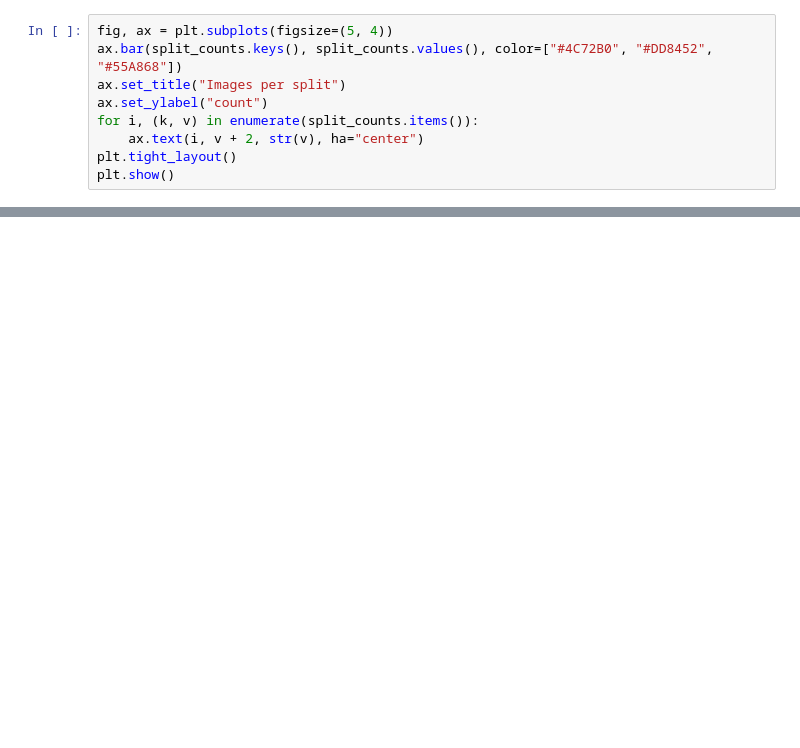
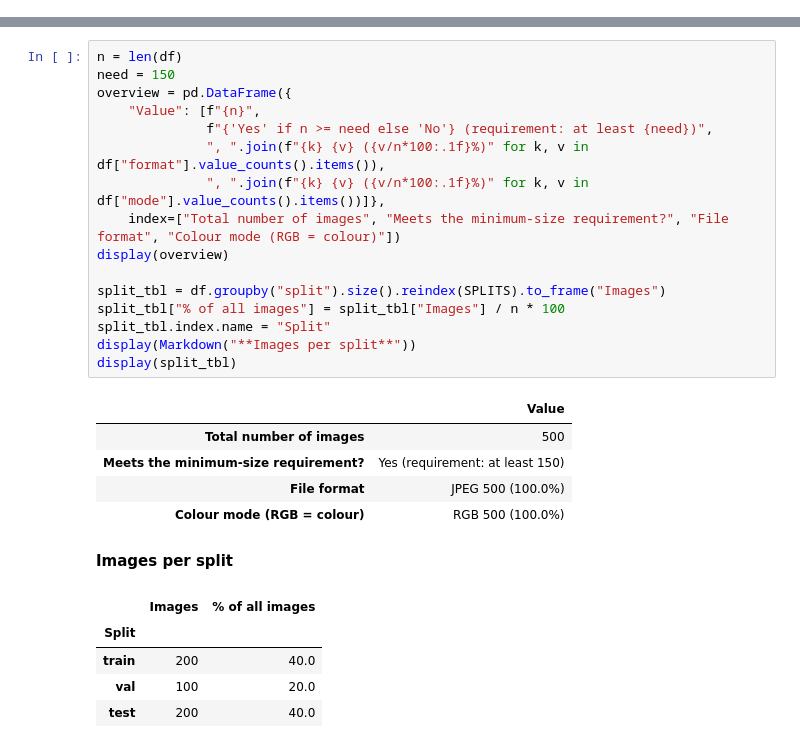
Before and after one commit to XoSTka/linear-project, a Jupyter notebook: notebooks/00_dataset_stats.ipynb, the cells around one changed output, grey strips where cells are left out. Drawn from its saved outputs; the diff is of its cells as text; blank space fills up the shorter version.

```diff
--- a/notebooks/00_dataset_stats.ipynb
+++ b/notebooks/00_dataset_stats.ipynb
@@ -108,9 +64,0 @@ plt.show()
-# %%
-fig, ax = plt.subplots(figsize=(5, 4))
-ax.bar(split_counts.keys(), split_counts.values(), color=["#4C72B0", "#DD8452", "#55A868"])
-ax.set_title("Images per split")
-ax.set_ylabel("count")
-for i, (k, v) in enumerate(split_counts.items()):
-    ax.text(i, v + 2, str(v), ha="center")
-plt.tight_layout()
-plt.show()
@@ -125,0 +70,28 @@ plt.show()
+# %%
+n = len(df)
+need = 150
+overview = pd.DataFrame({
+    "Value": [f"{n}",
+              f"{'Yes' if n >= need else 'No'} (requirement: at least {need})",
+              ", ".join(f"{k} {v} ({v/n*100:.1f}%)" for k, v in df["format"].value_counts().items()),
+              ", ".join(f"{k} {v} ({v/n*100:.1f}%)" for k, v in df["mode"].value_counts().items())]},
+    index=["Total number of images", "Meets the minimum-size requirement?", "File format", "Colour mode (RGB = colour)"])
+display(overview)
+
+split_tbl = df.groupby("split").size().reindex(SPLITS).to_frame("Images")
+split_tbl["% of all images"] = split_tbl["Images"] / n * 100
+split_tbl.index.name = "Split"
+display(Markdown("**Images per split**"))
+display(split_tbl)
+# %% [output]
+|  | Value |
+| Total number of images | 500 |
+| Meets the minimum-size requirement? | Yes (requirement: at least 150) |
+| File format | JPEG 500 (100.0%) |
+| Colour mode (RGB = colour) | RGB 500 (100.0%) |
+**Images per split**
+|  | Images | % of all images |
+| Split |  |  |
+| train | 200 | 40.0 |
+| val | 100 | 20.0 |
+| test | 200 | 40.0 |
```
Also changed, not shown: parts of 22 cells of this notebook, 42 other files.
